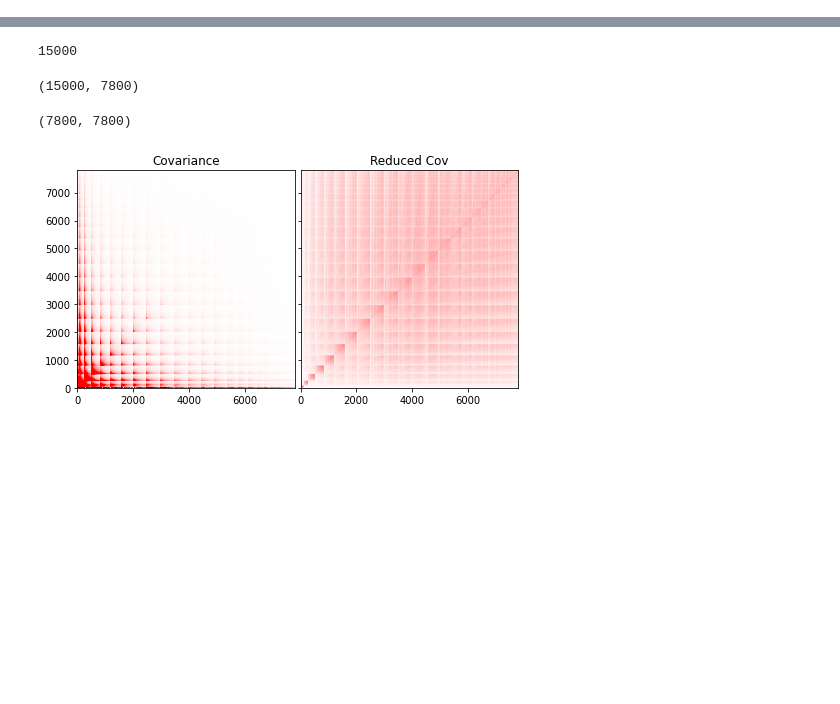
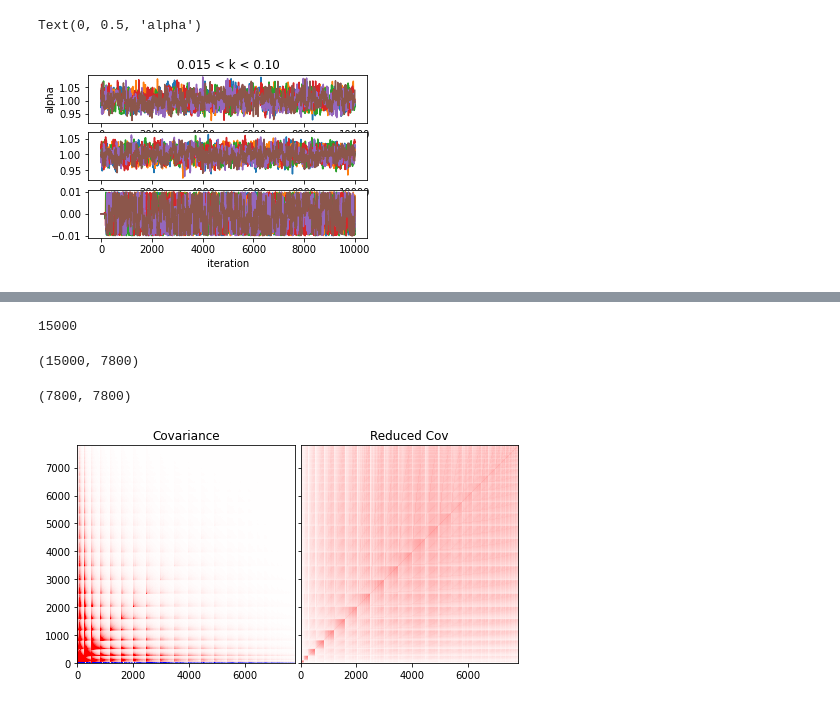
Before and after one commit to mehdirezaie/bispectrum, a Jupyter notebook: bao.ipynb, the cells around one changed output, grey strips where cells are left out. Cells and saved outputs as stored; diff of their text form; code cells hidden in the pictures; blank space fills up the shorter version.

Commit message:
run mcmc for pk, and joint cons and quad

```diff
--- a/bao.ipynb
+++ b/bao.ipynb
@@ -10,0 +52,13 @@ from glob import glob
+# %%
+fg, ax = plt.subplots(nrows=3, figsize=(5, 3*1))
+d_ = np.load('mcmcs/mcmc_is_pk_kmax_0.20_const_v1.1.npz')
+for i in range(d_['chain'].shape[2]):
+    ax[i].plot(d_['chain'][:, :, i])
+
+ax[0].set_title('0.015 < k < 0.10')
+ax[-1].set_xlabel('iteration')
+ax[0].set_ylabel('alpha')
+# fg.savefig('traceplot_kmax_p28.png', dpi=300, bbox_inches='tight')
+# %% [output]
+Text(0, 0.5, 'alpha')
+[figure, added]
```
Also changed, not shown: parts of 8 cells of this notebook, 5 other files.
